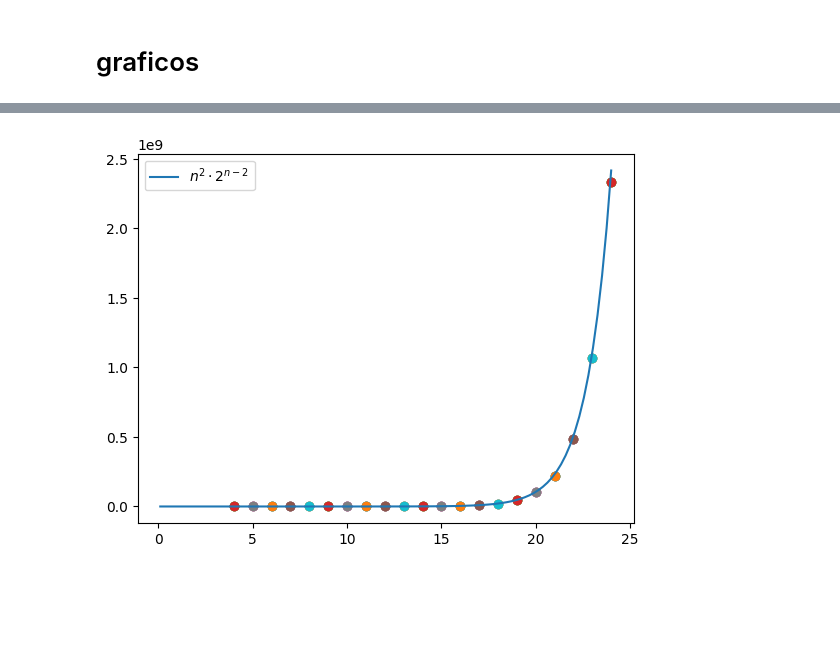
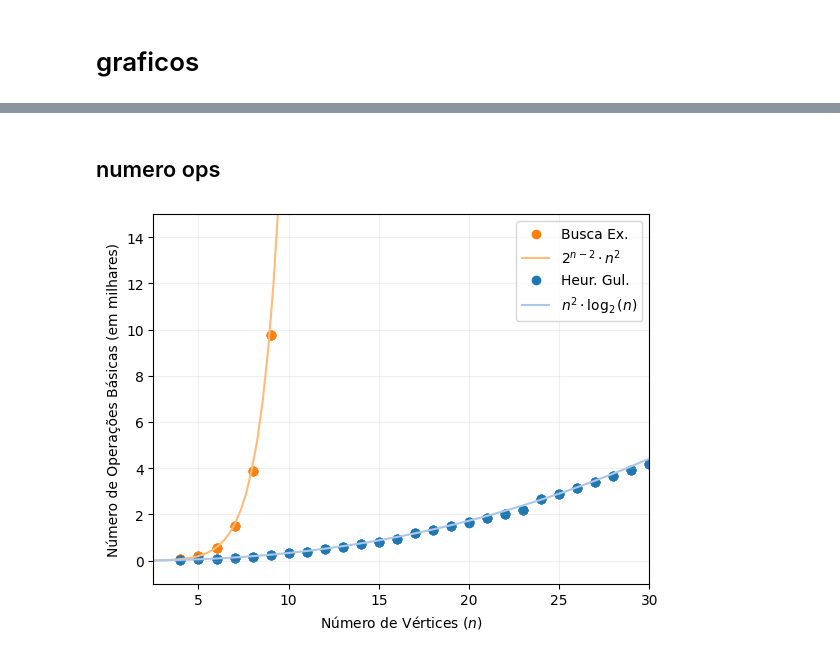
Before and after one commit to Hugoverissimo21/max-weighted-cut, a Jupyter notebook: Untitled benchmarks.ipynb, the cells around one changed output, grey strips where cells are left out. Drawn from its saved outputs; the diff is of its cells as text; code cells hidden in the pictures; blank space fills up the shorter version.

```diff
--- a/Untitled benchmarks.ipynb
+++ b/Untitled benchmarks.ipynb
@@ -70,16 +54,0 @@ plt.show()
-# %%
-n = df[("Graph", "n")]
-ops_exhaustive= df[("Exhaustive", "#operations")]
-
-for i in range(len(n)):
-    if True: #tlvz fazer log do numero de arestas ? para ficarem mais juntos ?
-        plt.scatter(n[i], ops_heuristic[i])
-
-
-x = np.linspace(0.1, 24, 100)
-y = x**2 * 2**(x-2)
-plt.plot(x, y, label=r"$n^2 \cdot 2^{n-2}$") #-2 pq é o 2^n/2 * 2^n/2 q dá 2^n/4 = 2^n-4 , e como sobe muito rapido...
-plt.legend()
-plt.show()
-# %% [output]
-[figure, removed]
@@ -87,0 +55,27 @@ plt.show()
+# %% [markdown]
+## numero ops
+# %%
+n = df[("Graph", "n")]
+ops_heuristic = df[("Heuristic", "#operations")]
+ops_exhaustive= df[("Exhaustive", "#operations")]
+
+fig, ax = plt.subplots()
+
+x1 = np.linspace(0.1, 30, 100)
+x2 = np.linspace(0.1, 30, 100)
+yE = x2**2 * 2**(x2-2)
+yH = x1**2 * np.log2(x1)
+plt.scatter(n, ops_exhaustive, c="#ff7f0e", label="Busca Ex.")
+plt.plot(x2, yE, label=r"$2^{n-2} \cdot n^2$", c="#ffbb78") #-2 pq é o 2^n/2 * 2^n/2 q dá 2^n/4 = 2^n-4 , e como sobe muito rapido...
+plt.scatter(n, ops_heuristic, c="#1f77b4", label="Heur. Gul.")
+plt.plot(x1, yH, label=r"$n^2 \cdot \log_2(n)$", c="#aec7e8") # heuristico
+plt.ylim(-1000,15000)
+plt.grid(True, alpha=0.2)
+plt.xlim(2.5,30)
+plt.legend()
+ax.set_yticklabels([f'{int(label/1000)}' for label in ax.get_yticks()])
+plt.xlabel(r"Número de Vértices ($n$)")
+plt.ylabel(r"Número de Operações Básicas (em milhares)")
+plt.show()
+# %% [output]
+[figure, added]
```
Also changed, not shown: parts of 7 cells of this notebook, 1 other file.
